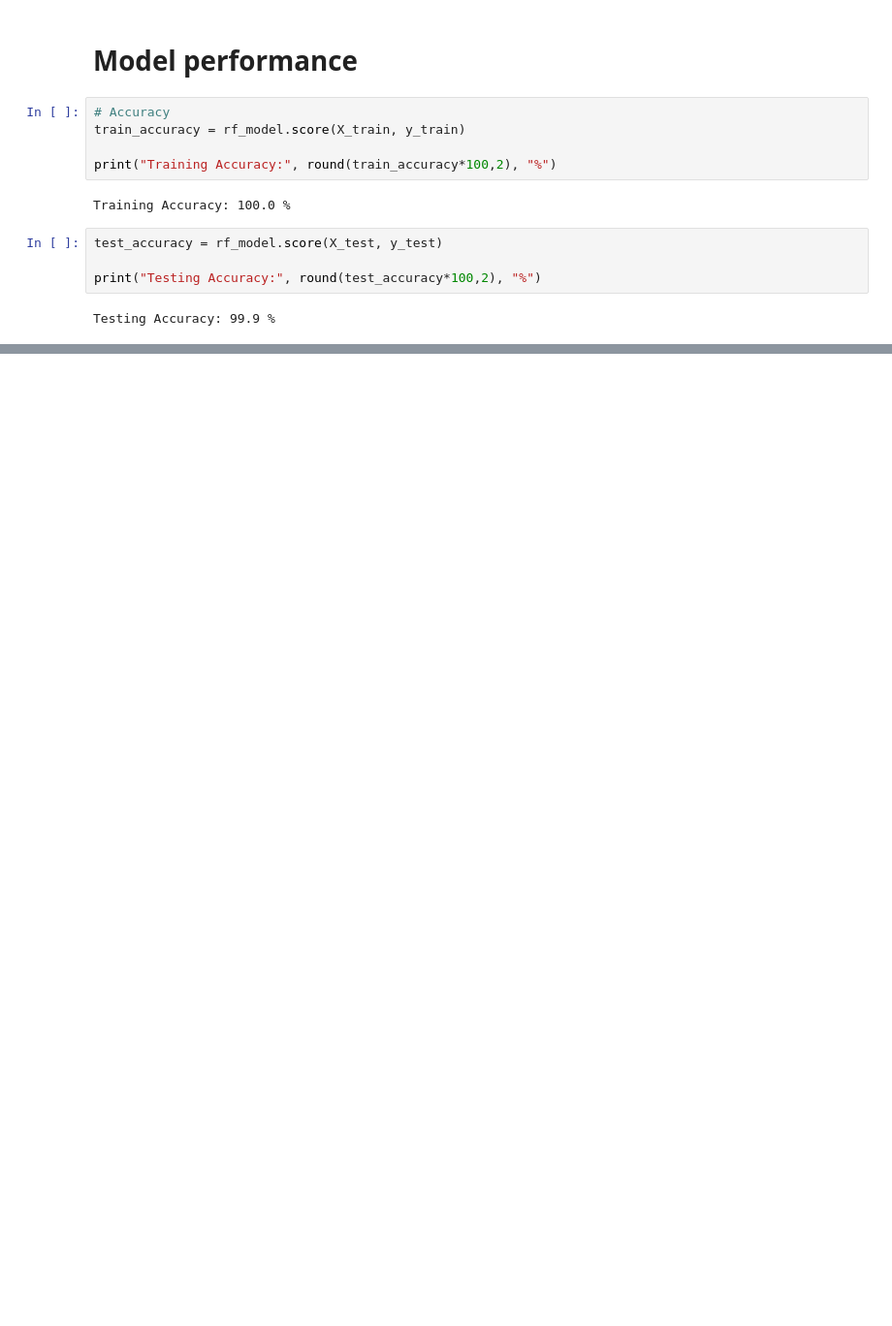
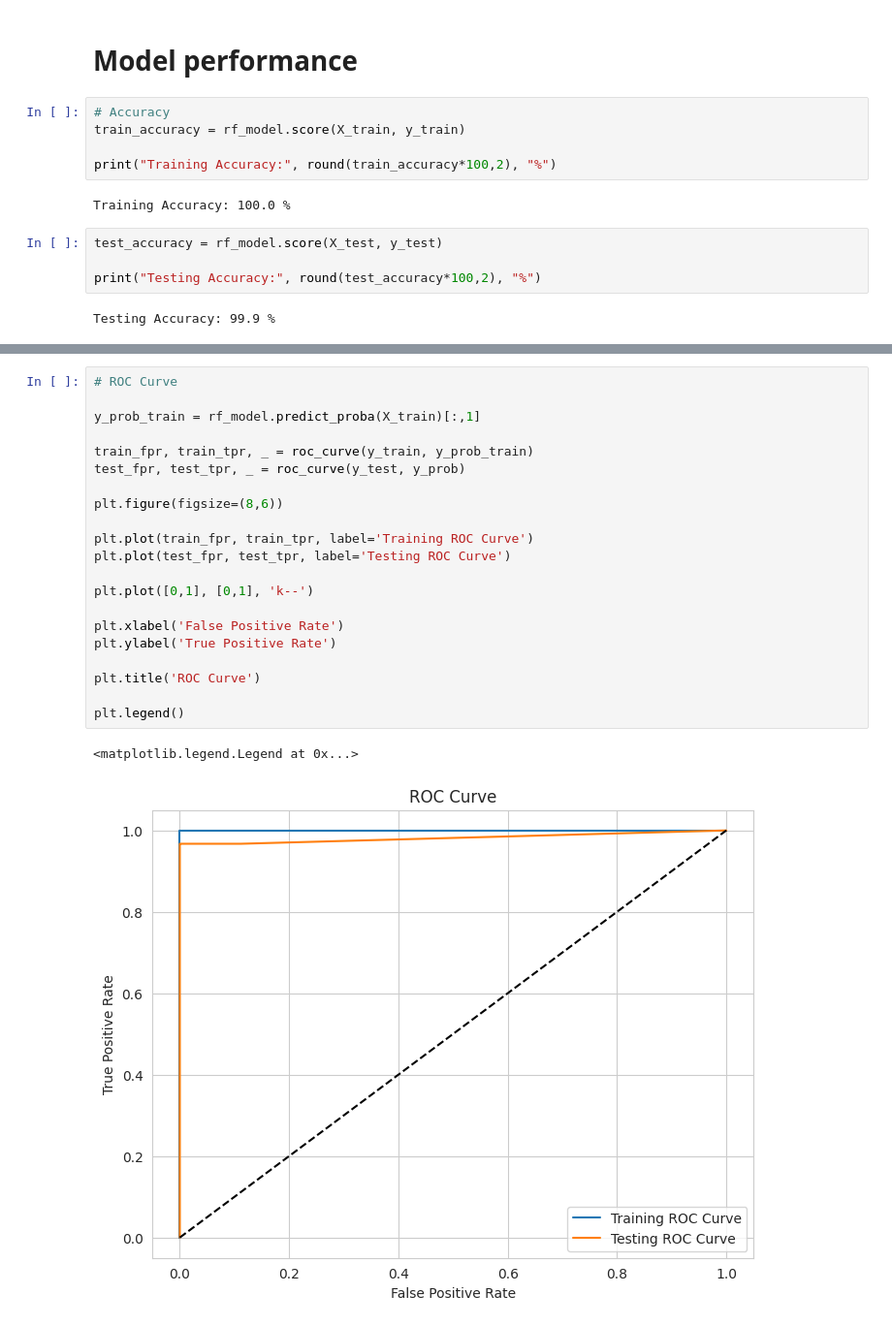
Before and after one commit to RyanaQr/Motor-Vehicle-Warranty-Prediction-Model, a Jupyter notebook: Warranty_Claim_Prediction.ipynb, the cells around one changed output, grey strips where cells are left out. Shown at 97% size. Saved outputs shown, nothing was run; the diff lists cells and outputs as text; blank space fills up the shorter version.

```diff
--- a/Warranty_Claim_Prediction.ipynb
+++ b/Warranty_Claim_Prediction.ipynb
@@ -410,0 +479,24 @@ Testing Accuracy: 99.9 %
+# %%
+# ROC Curve
+
+y_prob_train = rf_model.predict_proba(X_train)[:,1]
+
+train_fpr, train_tpr, _ = roc_curve(y_train, y_prob_train)
+test_fpr, test_tpr, _ = roc_curve(y_test, y_prob)
+
+plt.figure(figsize=(8,6))
+
+plt.plot(train_fpr, train_tpr, label='Training ROC Curve')
+plt.plot(test_fpr, test_tpr, label='Testing ROC Curve')
+
+plt.plot([0,1], [0,1], 'k--')
+
+plt.xlabel('False Positive Rate')
+plt.ylabel('True Positive Rate')
+
+plt.title('ROC Curve')
+
+plt.legend()
+# %% [output]
+<matplotlib.legend.Legend at 0x...>
+[figure, added]
```
Also changed, not shown: parts of 12 cells of this notebook.
